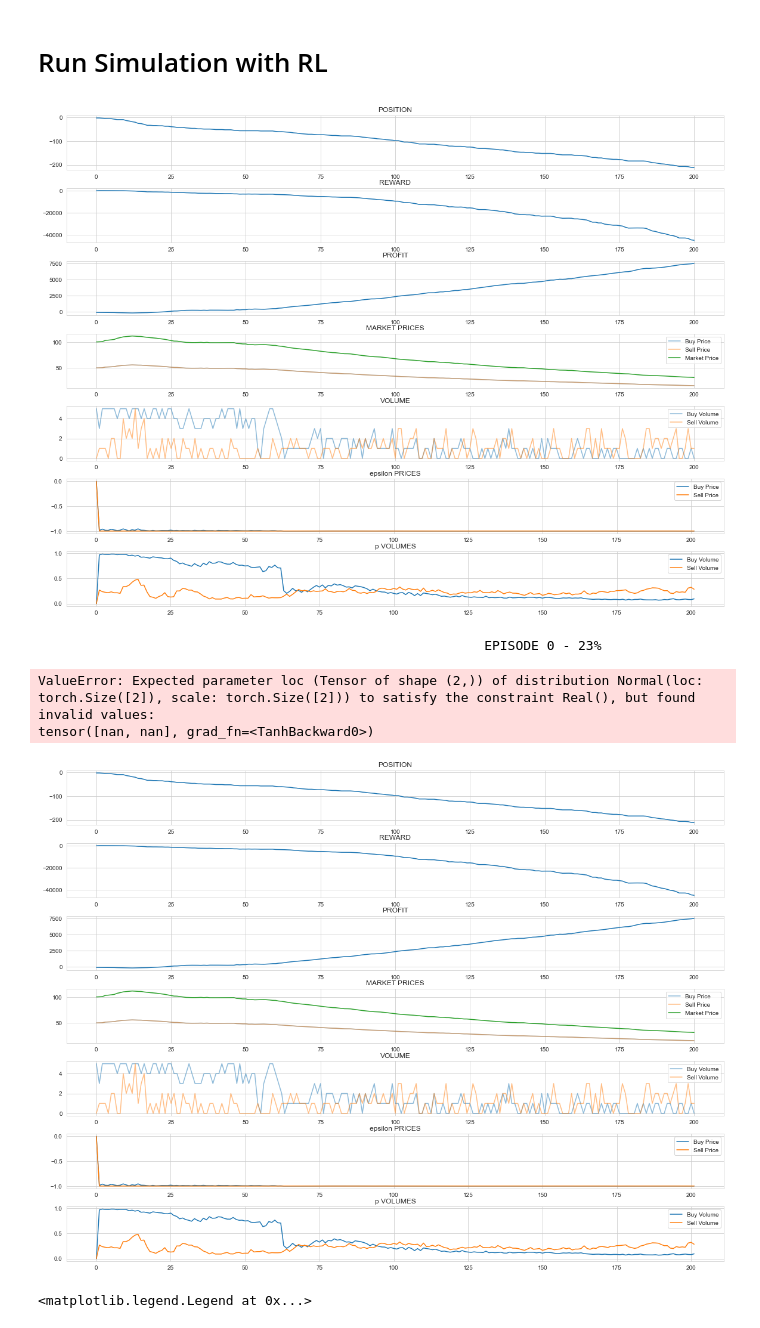
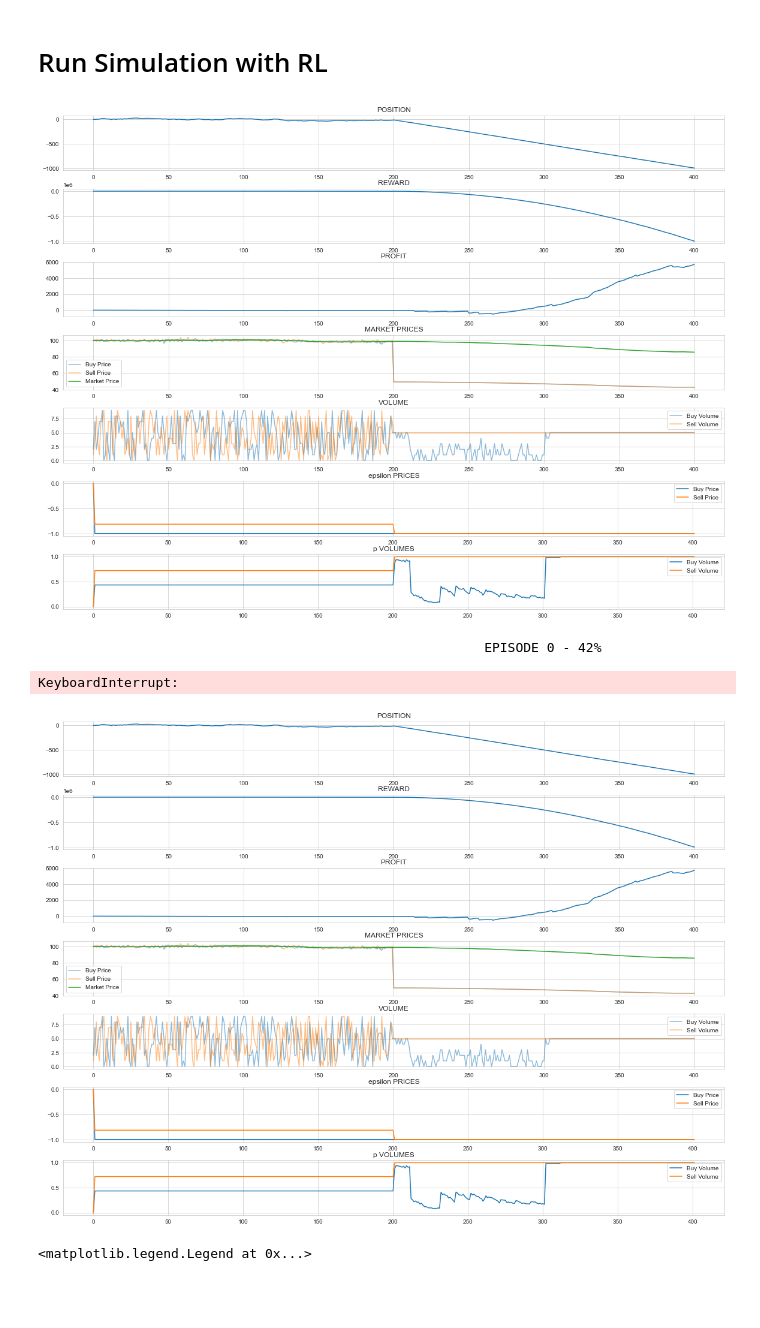
Before and after one commit to victoremil1996/rl_for_trading, a Jupyter notebook: notebooks/market_simulation_with_rl_main.ipynb, the cells around one changed output. Saved outputs shown, nothing was run; the diff lists cells and outputs as text; code cells hidden in the pictures; blank space fills up the shorter version.

```diff
--- a/notebooks/market_simulation_with_rl_main.ipynb
+++ b/notebooks/market_simulation_with_rl_main.ipynb
@@ -182,8 +199,7 @@ agents = [item for sublist in agents for item in sublist]
 # %%
 n_episodes = 1
 time_periods = 1001
-import torch
-torch.autograd.set_detect_anomaly(True)
+
 fig, ax = plt.subplots(7, 1, figsize = (16, 12))
 fig.tight_layout()
 
@@ -220,7 +236,7 @@ for episode in range(n_episodes):
         #################################
         # RL AGENT UPDATE
         #################################
-        if time < 0:
+        if time < 200:
             agents[-1].update(state, exploration_mode = True)
         else:
             agents[-1].update(state, exploration_mode = False)
@@ -273,38 +289,37 @@ for episode in range(n_episodes):
             ax[2].plot(rl_profit, label = "Profit")
 
             ax[3].cla()
             ax[3].plot(rl_buy_prices, label = "Buy Price", alpha = 0.5)
             ax[3].plot(rl_sell_prices, label = "Sell Price", alpha = 0.5)
             ax[3].plot(market_prices, label = "Market Price")
             ax[3].set(title = "MARKET PRICES")
             ax[3].legend()
 
             ax[4].cla()
             ax[4].plot(rl_buy_volume, label = "Buy Volume", alpha = 0.5)
             ax[4].plot(rl_sell_volume, label = "Sell Volume", alpha = 0.5)
             ax[4].set(title = "VOLUME")
             ax[4].legend()
 
             ax[5].cla()
             labs = ["Buy Price", "Sell Price"]
             for i in range(2):
                 ax[5].plot(mus[:, i], label = labs[i])
             ax[5].set(title = "epsilon PRICES")
             ax[5].legend()
 
             ax[6].cla()
             labs2 = ["Buy Volume", "Sell Volume"]
             for j in range(2):
                 ax[6].plot(mus[:, 2 + j], label = labs2[j])
             ax[6].legend()
             ax[6].set(title = "p VOLUMES")
             display(fig)
 # %% [output]
-[figure, old version]
+[figure, new version]
-                                                         EPISODE 0 - 23%
+                                                         EPISODE 0 - 42%
-ValueError: Expected parameter loc (Tensor of shape (2,)) of distribution Normal(loc: torch.Size([2]), scale: torch.Size([2])) to satisfy the constraint Real(), but found invalid values:
-tensor([nan, nan], grad_fn=<TanhBackward0>)
+KeyboardInterrupt:
-[figure, old version]
+[figure, new version]
 # %%
 fig, ax = plt.subplots(4, 1, figsize = (16, 14))
 ax[0].plot(rl_positions, label = "Positions")
```
Also changed, not shown: parts of 2 cells of this notebook, 3 other files.
